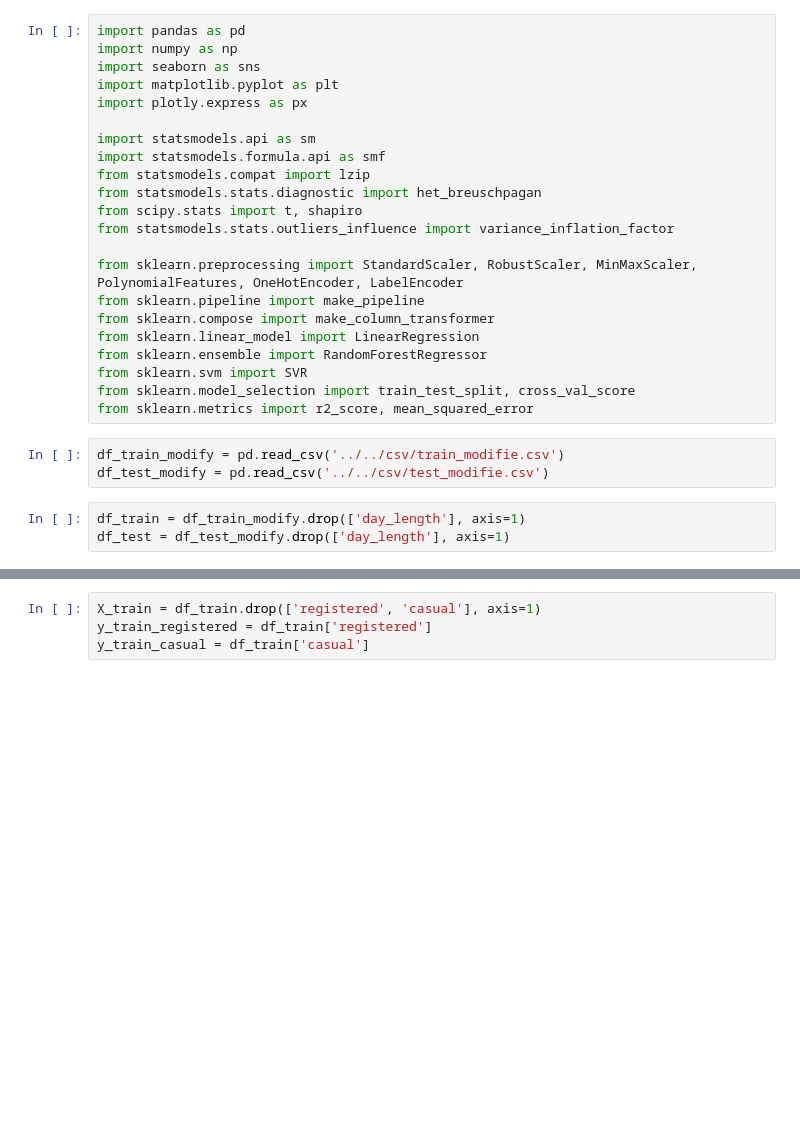
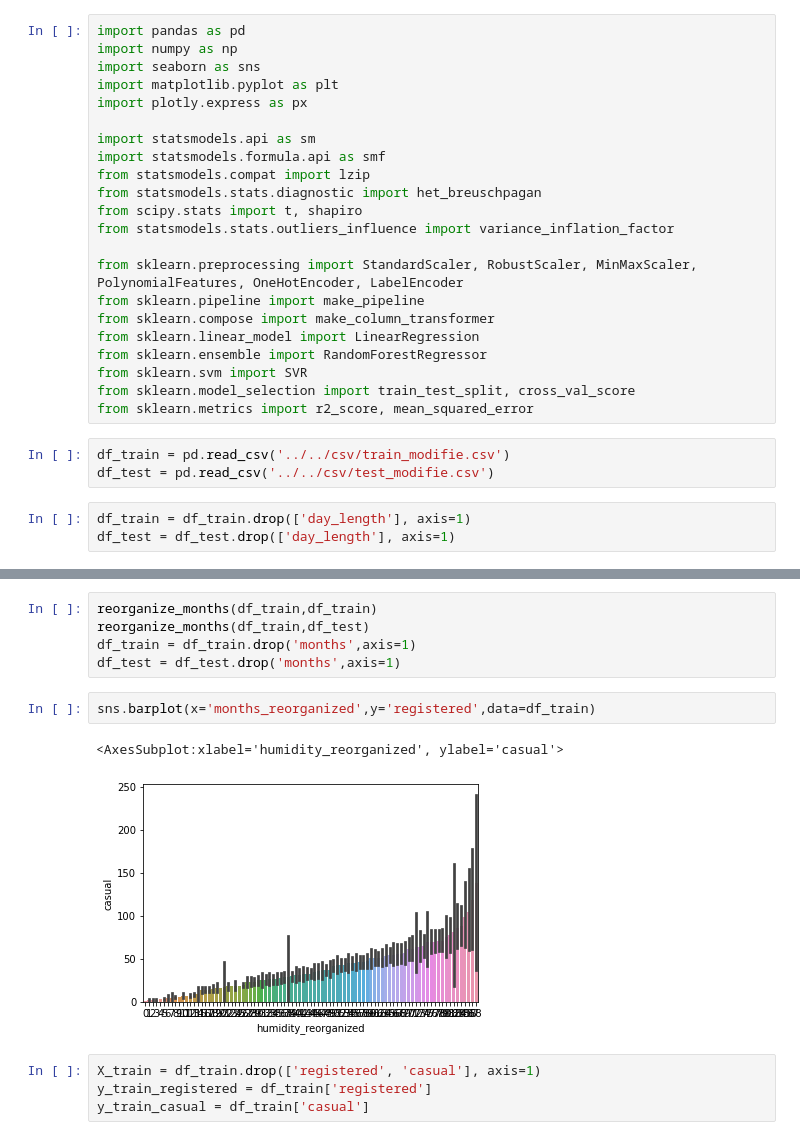
Before and after one commit to subut0n/bike_location, a Jupyter notebook: notebooks/mickael/location_velo_linear_regression_mickael.ipynb, the cells around one changed output, grey strips where cells are left out. Saved outputs shown, nothing was run; the diff lists cells and outputs as text; blank space fills up the shorter version.

```diff
--- a/notebooks/mickael/location_velo_linear_regression_mickael.ipynb
+++ b/notebooks/mickael/location_velo_linear_regression_mickael.ipynb
@@ -21,8 +21,8 @@ from sklearn.svm import SVR
 from sklearn.model_selection import train_test_split, cross_val_score
 from sklearn.metrics import r2_score, mean_squared_error
 # %%
-df_train_modify = pd.read_csv('../../csv/train_modifie.csv')
-df_test_modify = pd.read_csv('../../csv/test_modifie.csv')
+df_train = pd.read_csv('../../csv/train_modifie.csv')
+df_test = pd.read_csv('../../csv/test_modifie.csv')
 # %%
-df_train = df_train_modify.drop(['day_length'], axis=1)
-df_test = df_test_modify.drop(['day_length'], axis=1)
+df_train = df_train.drop(['day_length'], axis=1)
+df_test = df_test.drop(['day_length'], axis=1)
@@ -29,3 +37,13 @@ df_test = df_test_modify.drop(['day_length'], axis=1)
+# %%
+reorganize_months(df_train,df_train)
+reorganize_months(df_train,df_test)
+df_train = df_train.drop('months',axis=1)
+df_test = df_test.drop('months',axis=1)
+# %%
+sns.barplot(x='months_reorganized',y='registered',data=df_train)
+# %% [output]
+<AxesSubplot:xlabel='humidity_reorganized', ylabel='casual'>
+[figure, added]
 # %%
 X_train = df_train.drop(['registered', 'casual'], axis=1)
 y_train_registered = df_train['registered']
```
Also changed, not shown: parts of 5 cells of this notebook, 12 other files.
